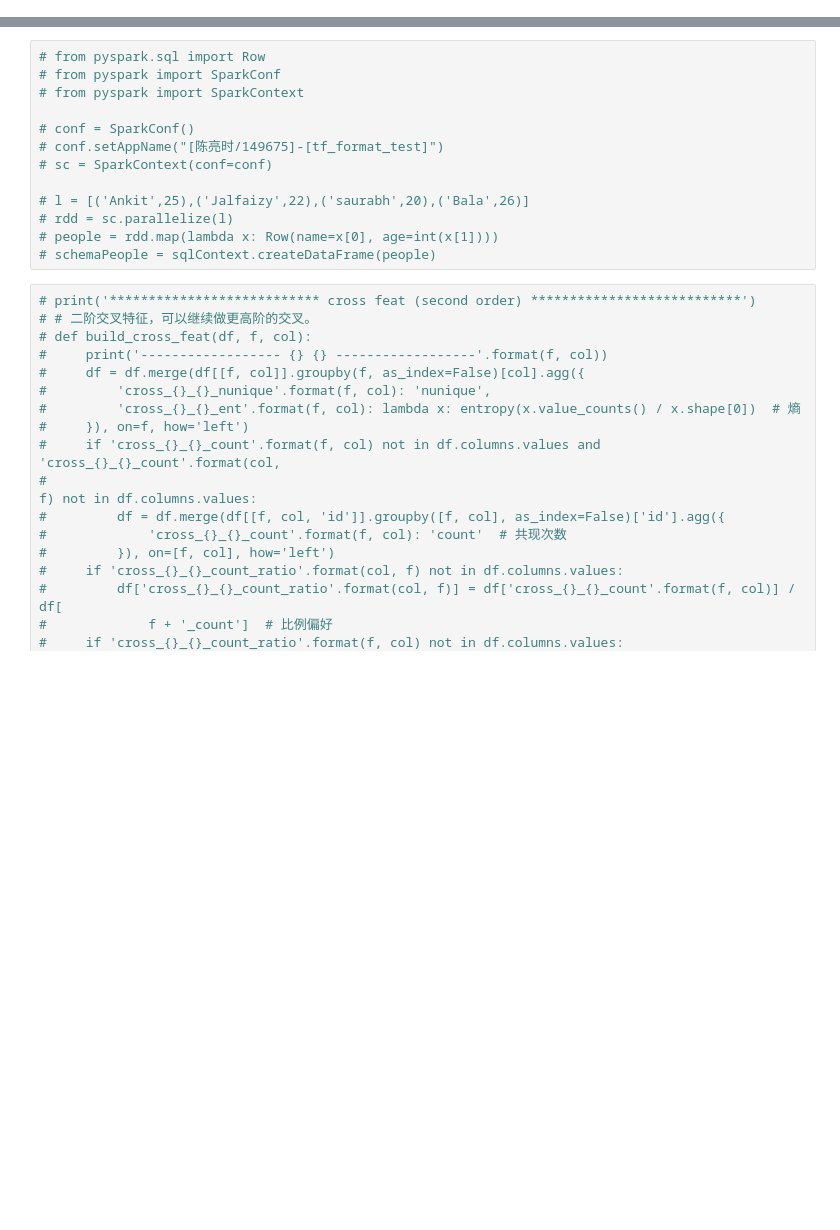
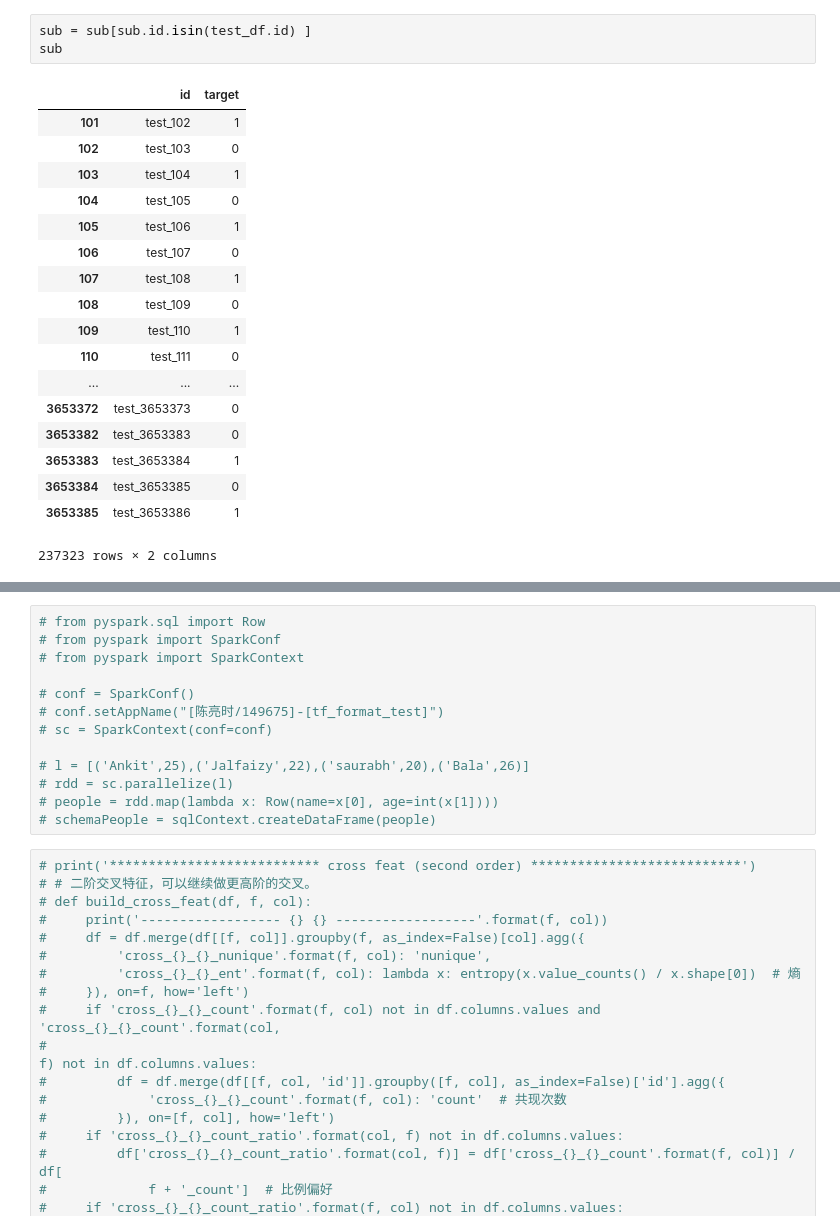
Before and after one commit to laozhuang727/vedio-predict, a Jupyter notebook: v-predict-large-server.ipynb, the cells around one changed output, grey strips where cells are left out. Saved outputs shown, nothing was run; the diff lists cells and outputs as text; blank space fills up the shorter version.

```diff
--- a/v-predict-large-server.ipynb
+++ b/v-predict-large-server.ipynb
@@ -70,3 +77,25 @@ train_df
+# %%
+sub = sub[sub.id.isin(test_df.id) ]
+sub
+# %% [output]
+|  | id | target |
+| 101 | test_102 | 1 |
+| 102 | test_103 | 0 |
+| 103 | test_104 | 1 |
+| 104 | test_105 | 0 |
+| 105 | test_106 | 1 |
+| 106 | test_107 | 0 |
+| 107 | test_108 | 1 |
+| 108 | test_109 | 0 |
+| 109 | test_110 | 1 |
+| 110 | test_111 | 0 |
+| ... | ... | ... |
+| 3653372 | test_3653373 | 0 |
+| 3653382 | test_3653383 | 0 |
+| 3653383 | test_3653384 | 1 |
+| 3653384 | test_3653385 | 0 |
+| 3653385 | test_3653386 | 1 |
+237323 rows × 2 columns
 # %%
 print('=============================================== read train ===============================================')
 t = time.time()
```
Also changed, not shown: parts of 31 cells of this notebook, 1 other file.
